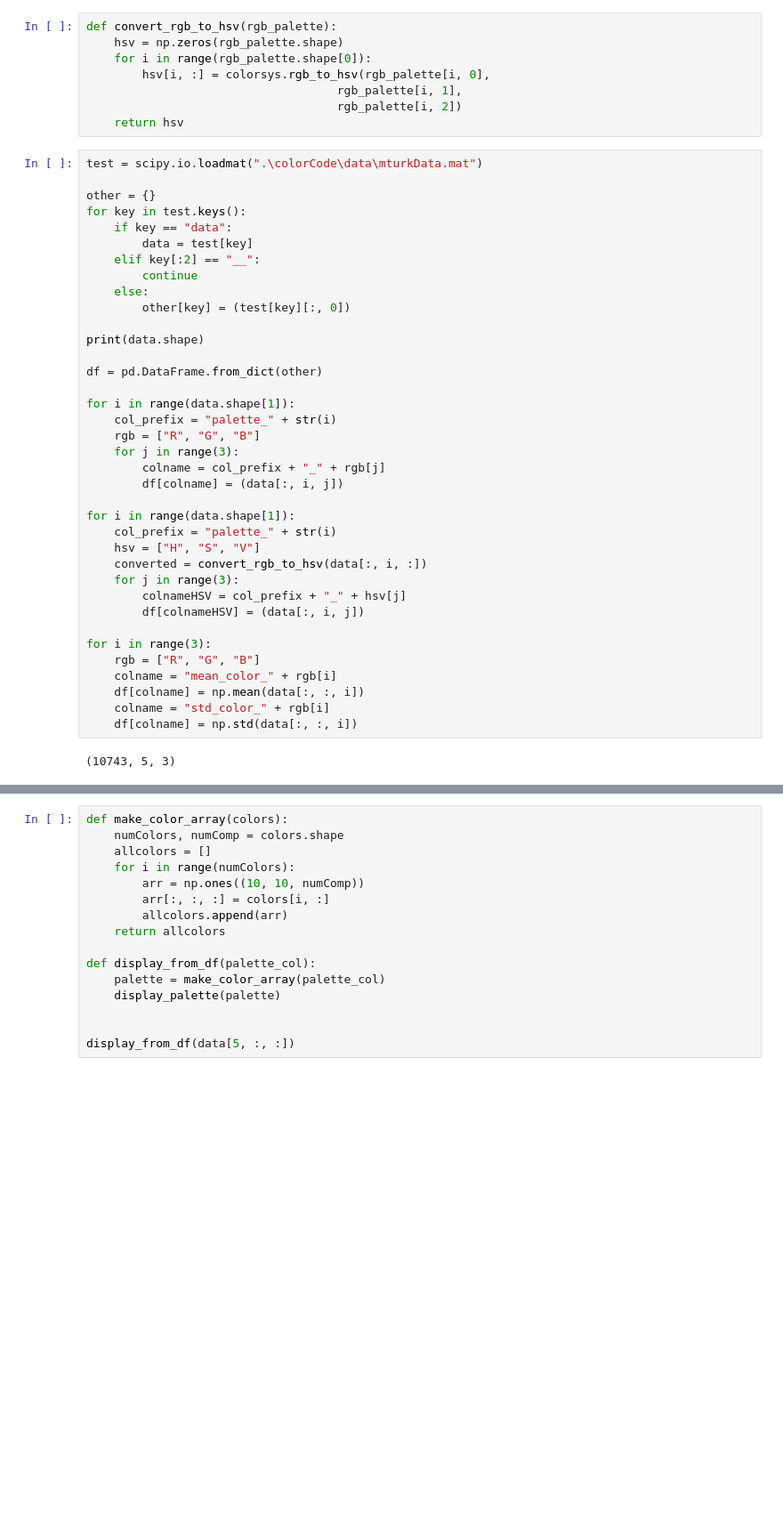
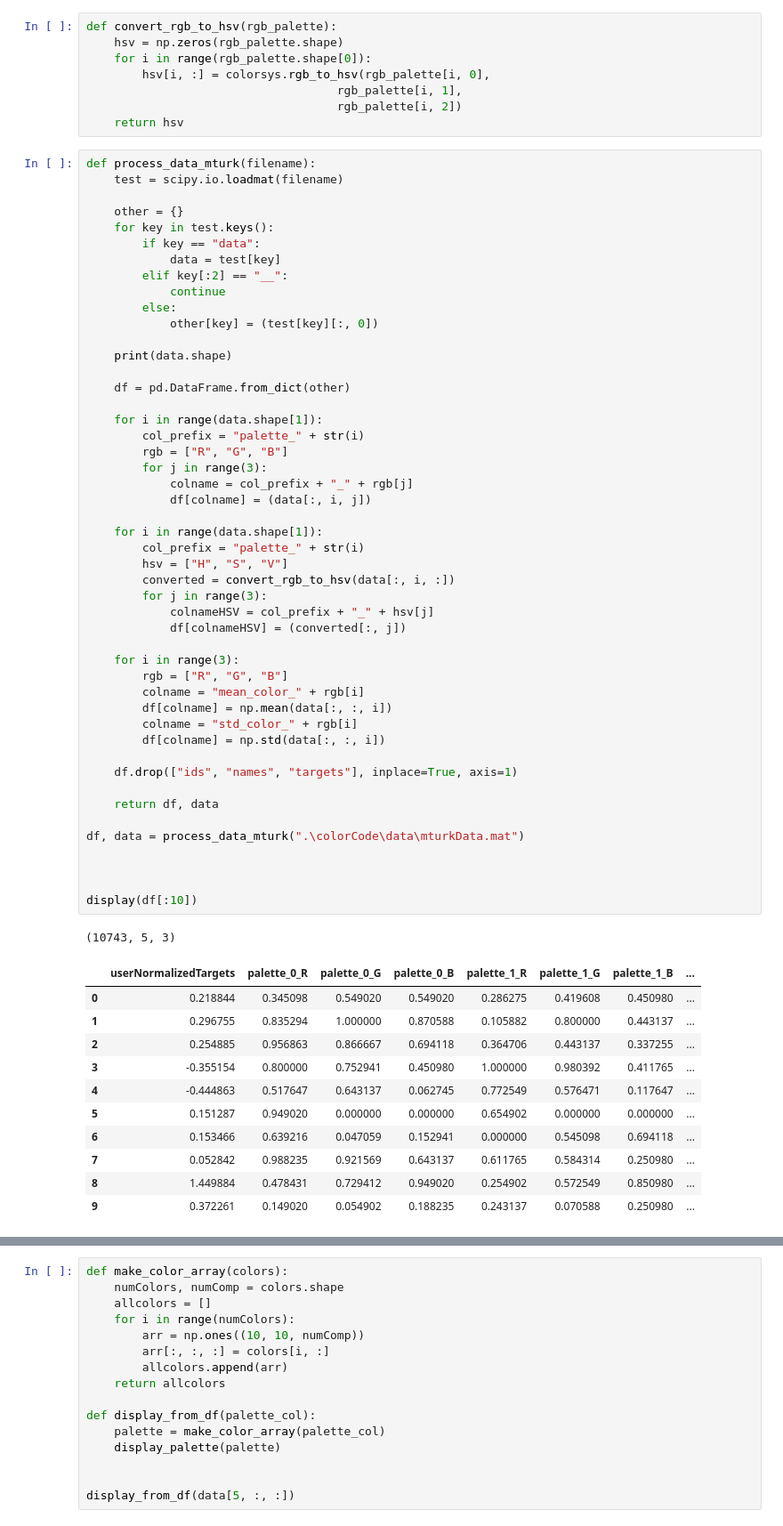
Before and after one commit to DQN-AGENTS-EESTECH22/ML-MODEL, a Jupyter notebook: toronto_dataset_model.ipynb, the cells around one changed output, grey strips where cells are left out. Shown: that part at 89% size. Drawn from its saved outputs; the diff is of its cells as text; blank space fills up the shorter version.

```diff
--- a/toronto_dataset_model.ipynb
+++ b/toronto_dataset_model.ipynb
@@ -29,41 +29,63 @@ def convert_rgb_to_hsv(rgb_palette):
                                     rgb_palette[i, 2])
     return hsv
 # %%
-test = scipy.io.loadmat(".\colorCode\data\mturkData.mat")
+def process_data_mturk(filename):
+    test = scipy.io.loadmat(filename)
 
-other = {}
-for key in test.keys():
-    if key == "data":
-        data = test[key]
-    elif key[:2] == "__":
-        continue
-    else:
-        other[key] = (test[key][:, 0])
+    other = {}
+    for key in test.keys():
+        if key == "data":
+            data = test[key]
+        elif key[:2] == "__":
+            continue
+        else:
+            other[key] = (test[key][:, 0])
 
-print(data.shape)
+    print(data.shape)
 
-df = pd.DataFrame.from_dict(other)
+    df = pd.DataFrame.from_dict(other)
 
-for i in range(data.shape[1]):
-    col_prefix = "palette_" + str(i)
-    rgb = ["R", "G", "B"]
-    for j in range(3):
-        colname = col_prefix + "_" + rgb[j]
-        df[colname] = (data[:, i, j])
+    for i in range(data.shape[1]):
+        col_prefix = "palette_" + str(i)
+        rgb = ["R", "G", "B"]
+        for j in range(3):
+            colname = col_prefix + "_" + rgb[j]
+            df[colname] = (data[:, i, j])
 
-for i in range(data.shape[1]):
-    col_prefix = "palette_" + str(i)
-    hsv = ["H", "S", "V"]
-    converted = convert_rgb_to_hsv(data[:, i, :])
-    for j in range(3):
-        colnameHSV = col_prefix + "_" + hsv[j]
-        df[colnameHSV] = (data[:, i, j])
+    for i in range(data.shape[1]):
+        col_prefix = "palette_" + str(i)
+        hsv = ["H", "S", "V"]
+        converted = convert_rgb_to_hsv(data[:, i, :])
+        for j in range(3):
+            colnameHSV = col_prefix + "_" + hsv[j]
+            df[colnameHSV] = (converted[:, j])
 
-for i in range(3):
-    rgb = ["R", "G", "B"]
-    colname = "mean_color_" + rgb[i]
-    df[colname] = np.mean(data[:, :, i])
-    colname = "std_color_" + rgb[i]
-    df[colname] = np.std(data[:, :, i])
+    for i in range(3):
+        rgb = ["R", "G", "B"]
+        colname = "mean_color_" + rgb[i]
+        df[colname] = np.mean(data[:, :, i])
+        colname = "std_color_" + rgb[i]
+        df[colname] = np.std(data[:, :, i])
+
+    df.drop(["ids", "names", "targets"], inplace=True, axis=1)
+
+    return df, data
+
+df, data = process_data_mturk(".\colorCode\data\mturkData.mat")
+
+
+
+display(df[:10])
 # %% [output]
 (10743, 5, 3)
+|  | userNormalizedTargets | palette_0_R | palette_0_G | palette_0_B | palette_1_R | palette_1_G | palette_1_B | ... |
+| 0 | 0.218844 | 0.345098 | 0.549020 | 0.549020 | 0.286275 | 0.419608 | 0.450980 | ... |
+| 1 | 0.296755 | 0.835294 | 1.000000 | 0.870588 | 0.105882 | 0.800000 | 0.443137 | ... |
+| 2 | 0.254885 | 0.956863 | 0.866667 | 0.694118 | 0.364706 | 0.443137 | 0.337255 | ... |
+| 3 | -0.355154 | 0.800000 | 0.752941 | 0.450980 | 1.000000 | 0.980392 | 0.411765 | ... |
+| 4 | -0.444863 | 0.517647 | 0.643137 | 0.062745 | 0.772549 | 0.576471 | 0.117647 | ... |
+| 5 | 0.151287 | 0.949020 | 0.000000 | 0.000000 | 0.654902 | 0.000000 | 0.000000 | ... |
+| 6 | 0.153466 | 0.639216 | 0.047059 | 0.152941 | 0.000000 | 0.545098 | 0.694118 | ... |
+| 7 | 0.052842 | 0.988235 | 0.921569 | 0.643137 | 0.611765 | 0.584314 | 0.250980 | ... |
+| 8 | 1.449884 | 0.478431 | 0.729412 | 0.949020 | 0.254902 | 0.572549 | 0.850980 | ... |
+| 9 | 0.372261 | 0.149020 | 0.054902 | 0.188235 | 0.243137 | 0.070588 | 0.250980 | ... |
```
Also changed, not shown: parts of 11 cells of this notebook.
